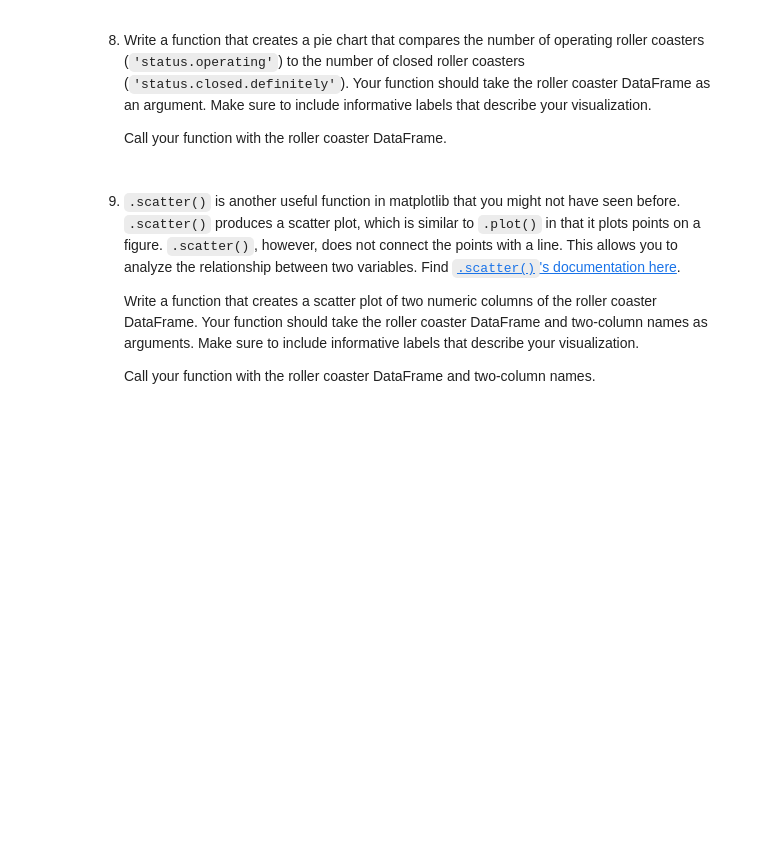
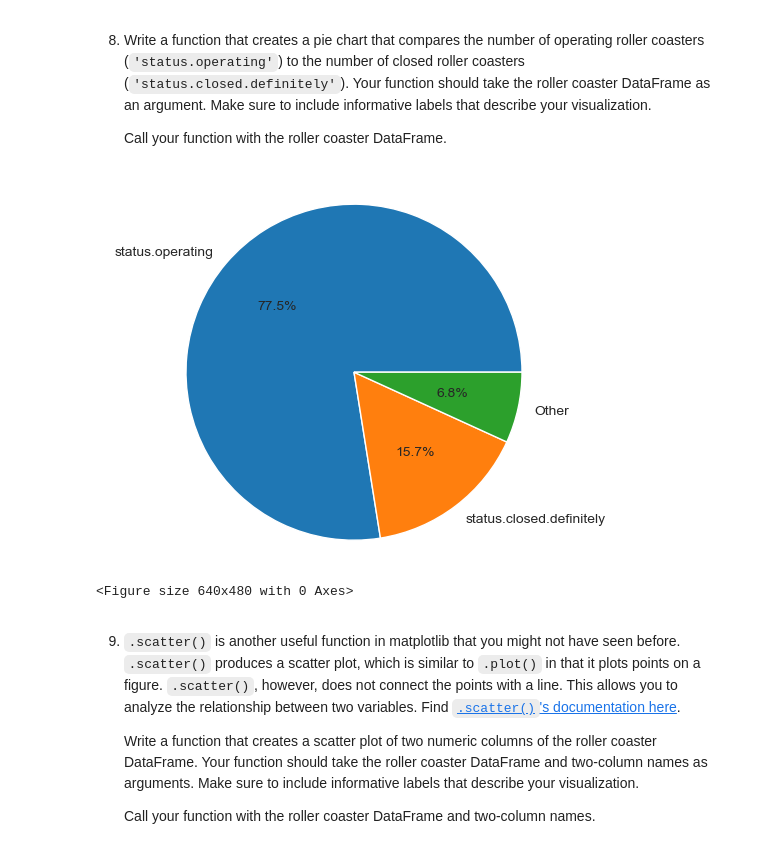
Before and after one commit to anderoos/cc-challenges-projects, a Jupyter notebook: Practice Projects/Roller Coaster/Roller Coaster.ipynb, the cells around one changed output. Saved outputs shown, nothing was run; the diff lists cells and outputs as text; code cells hidden in the pictures; blank space fills up the shorter version.

```diff
--- a/Practice Projects/Roller Coaster/Roller Coaster.ipynb
+++ b/Practice Projects/Roller Coaster/Roller Coaster.ipynb
@@ -211,3 +240,24 @@ plot_best(wood_coasters, 5)
+# %%
+# 8
+# Create a function to plot a pie chart of status.operating
+def get_coaster_status(data):
+    mask = ~data['status'].isin(['status.operating', 'status.closed.definitely'])
+    data_copy = data.copy()
+    data_copy.loc[mask, 'status'] = 'Other'
+    status_count = data_copy['status'].value_counts()
+    labels = status_count.index.unique()
+    plt.pie(status_count, autopct='%.1f%%', labels=labels)
+    plt.axis('equal')
+    plt.show()
+    # Clear
+    plt.close()
+    del data_copy
+    # plt.pie()
+# Create pie chart of roller coasters
+get_coaster_status(coasters)
+# %% [output]
+[figure, added]
+<Figure size 640x480 with 0 Axes>
 # %% [markdown]
 9. `.scatter()` is another useful function in matplotlib that you might not have seen before. `.scatter()` produces a scatter plot, which is similar to `.plot()` in that it plots points on a figure. `.scatter()`, however, does not connect the points with a line. This allows you to analyze the relationship between two variables. Find [`.scatter()`'s documentation here](https://matplotlib.org/stable/api/_as_gen/matplotlib.pyplot.scatter.html).
 
```
Also changed, not shown: parts of 8 cells of this notebook, 2 other files.
